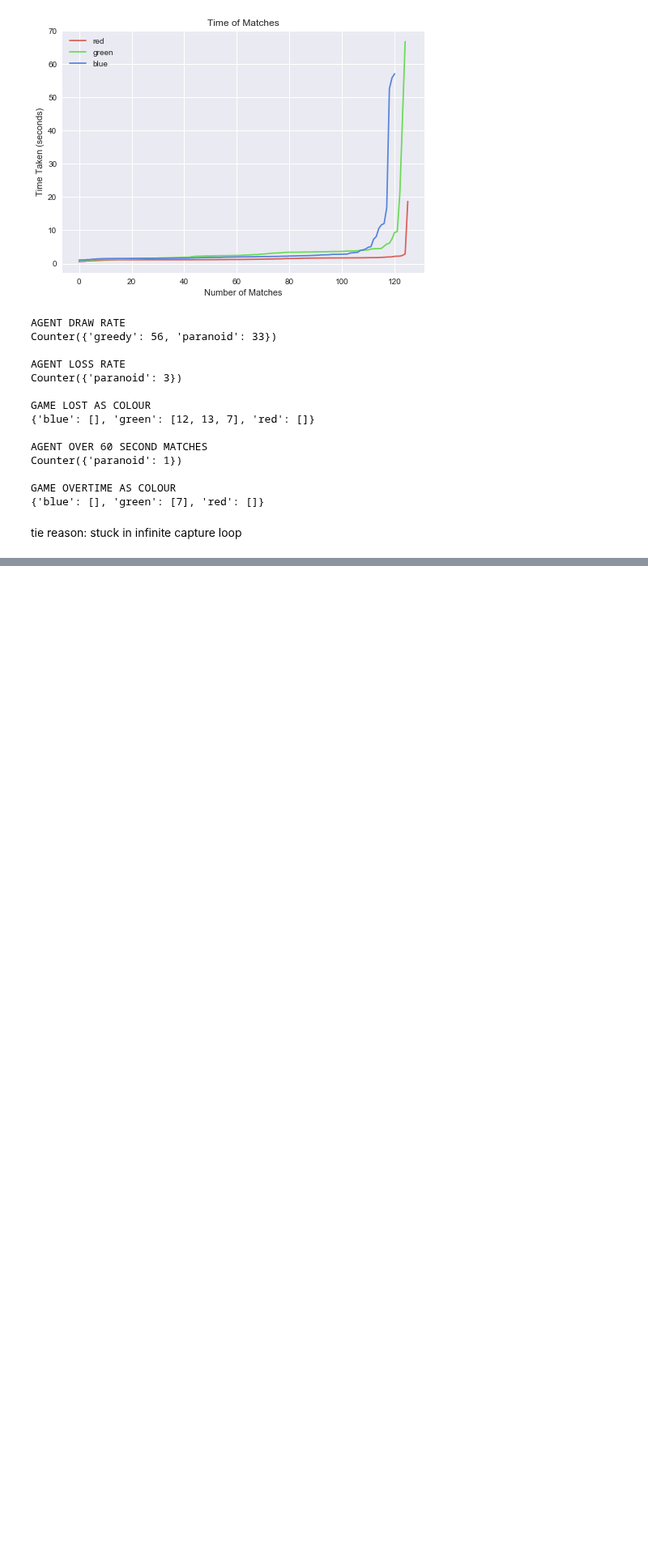
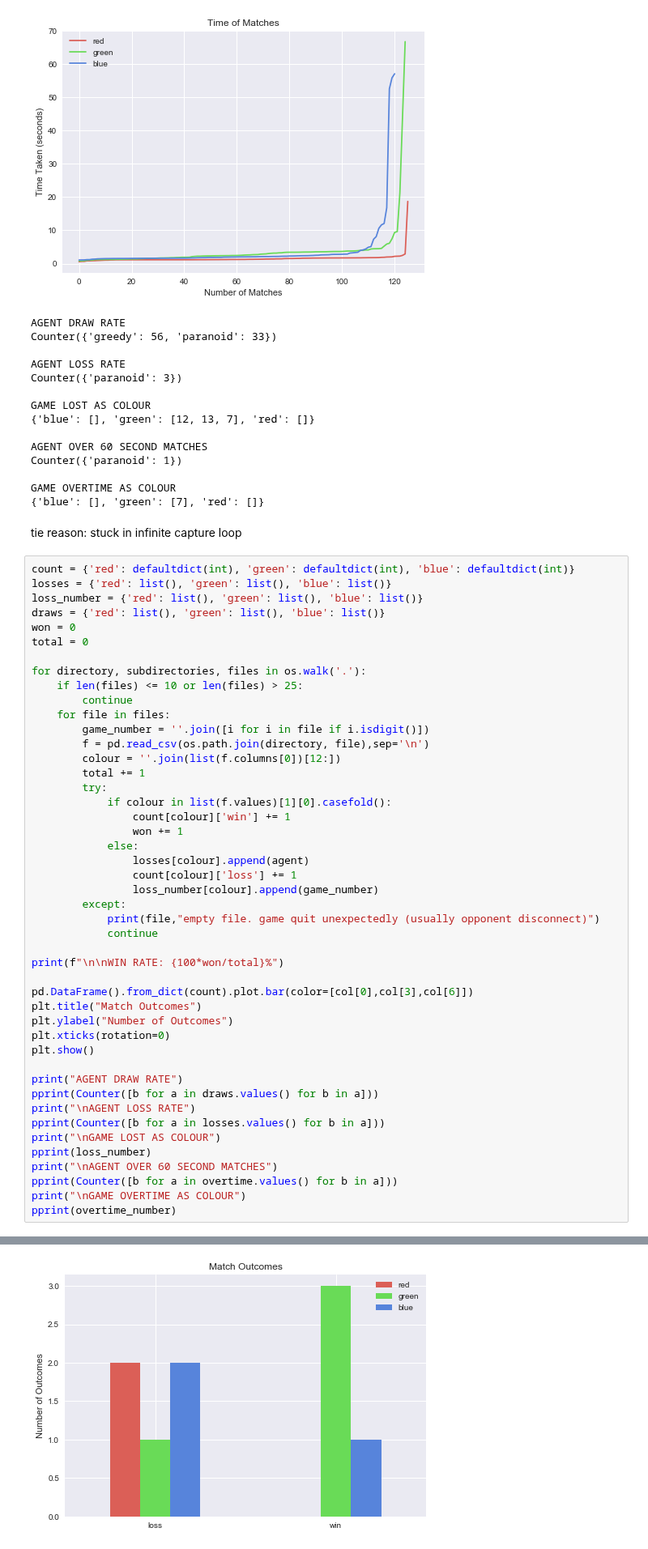
Before and after one commit to VoLKyyyOG/COMP30024, a Jupyter notebook: Chexers/Part B/code/Chexers/logs/generate results.ipynb, the cells around one changed output, grey strips where cells are left out. Shown at 81% size. Saved outputs shown, nothing was run; the diff lists cells and outputs as text; blank space fills up the shorter version.

```diff
--- a/Chexers/Part B/code/Chexers/logs/generate results.ipynb
+++ b/Chexers/Part B/code/Chexers/logs/generate results.ipynb
@@ -122,3 +122,50 @@ GAME OVERTIME AS COLOUR
 {'blue': [], 'green': [7], 'red': []}
 # %% [markdown]
 tie reason: stuck in infinite capture loop
+# %%
+count = {'red': defaultdict(int), 'green': defaultdict(int), 'blue': defaultdict(int)}
+losses = {'red': list(), 'green': list(), 'blue': list()}
+loss_number = {'red': list(), 'green': list(), 'blue': list()}
+draws = {'red': list(), 'green': list(), 'blue': list()}
+won = 0
+total = 0
+
+for directory, subdirectories, files in os.walk('.'):
+    if len(files) <= 10 or len(files) > 25:
+        continue
+    for file in files:
+        game_number = ''.join([i for i in file if i.isdigit()])
+        f = pd.read_csv(os.path.join(directory, file),sep='\n')
+        colour = ''.join(list(f.columns[0])[12:])
+        total += 1
+        try:
+            if colour in list(f.values)[1][0].casefold():
+                count[colour]['win'] += 1
+                won += 1
+            else:
+                losses[colour].append(agent)
+                count[colour]['loss'] += 1
+                loss_number[colour].append(game_number)
+        except:
+            print(file,"empty file. game quit unexpectedly (usually opponent disconnect)")
+            continue
+
+print(f"\n\nWIN RATE: {100*won/total}%")
+
+pd.DataFrame().from_dict(count).plot.bar(color=[col[0],col[3],col[6]])
+plt.title("Match Outcomes")
+plt.ylabel("Number of Outcomes")
+plt.xticks(rotation=0)
+plt.show()
+
+print("AGENT DRAW RATE")
+pprint(Counter([b for a in draws.values() for b in a]))
+print("\nAGENT LOSS RATE")
+pprint(Counter([b for a in losses.values() for b in a]))
+print("\nGAME LOST AS COLOUR")
+pprint(loss_number)
+print("\nAGENT OVER 60 SECOND MATCHES")
+pprint(Counter([b for a in overtime.values() for b in a]))
+print("\nGAME OVERTIME AS COLOUR")
+pprint(overtime_number)
+# %% [output]
@@ -124,0 +182 @@ tie reason: stuck in infinite capture loop
+[figure, added]
```
Also changed, not shown: parts of 2 cells of this notebook, 26 other files.
